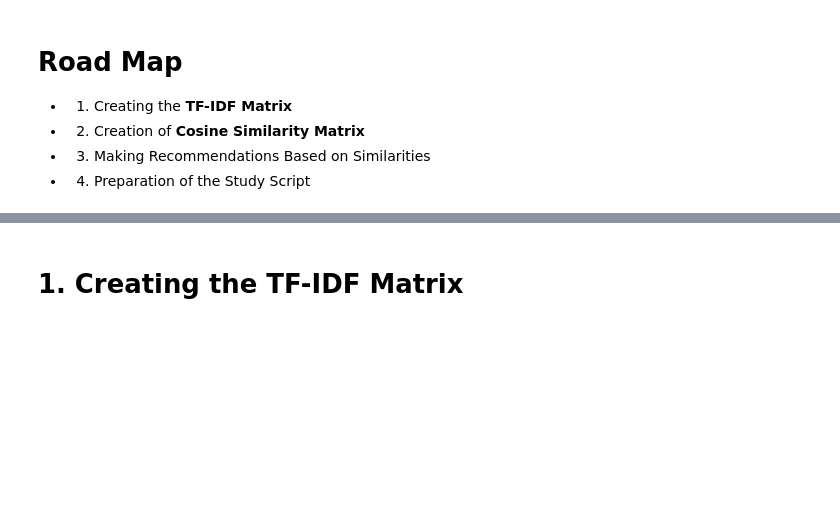
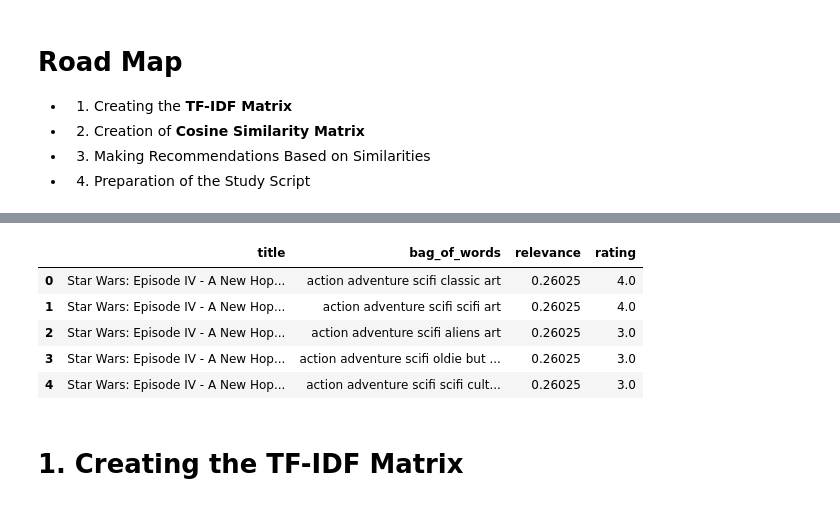
Before and after one commit to Jaime44/WorkSpace, a Jupyter notebook: models/content filter colaborative/content-based-recommendation.ipynb, the cells around one changed output, grey strips where cells are left out. Cells and saved outputs as stored; diff of their text form; code cells hidden in the pictures; blank space fills up the shorter version.

```diff
--- a/models/content filter colaborative/content-based-recommendation.ipynb
+++ b/models/content filter colaborative/content-based-recommendation.ipynb
@@ -112,3 +260,24 @@ vote_count    45460.0  1.098973e+02  4.913104e+02  0.0  0.0   0.0  10.0  4.34000
+# %%
+content_df_aux = content_df.copy()
+content_df_aux = content_df_aux[['genres', 'tag_by_user', 'gen_tag']]
+content_df_aux['bag_of_words'] = ''
+content_df_aux.loc[:, 'bag_of_words'] = content_df_aux.loc[:, content_df_aux.columns[0:]].apply(lambda x: ' '.join(x), axis=1)
+# content_df.set_index('original_title', inplace=True)
+columnas_a_eliminar = ['tag_by_user', 'gen_tag']
+# Elimina las columnas especificadas del DataFrame 'data'
+content_df = content_df.drop(columnas_a_eliminar, axis=1)
+
+content_df['genres'] = content_df_aux['bag_of_words']
+content_df.rename(columns={'genres': 'bag_of_words'}, inplace=True)
+
+content_df.head()
+# %% [output]
+|  | title | bag_of_words | relevance | rating |
+| 0 | Star Wars: Episode IV - A New Hop... | action adventure scifi classic art | 0.26025 | 4.0 |
+| 1 | Star Wars: Episode IV - A New Hop... | action adventure scifi scifi art | 0.26025 | 4.0 |
+| 2 | Star Wars: Episode IV - A New Hop... | action adventure scifi aliens art | 0.26025 | 3.0 |
+| 3 | Star Wars: Episode IV - A New Hop... | action adventure scifi oldie but ... | 0.26025 | 3.0 |
+| 4 | Star Wars: Episode IV - A New Hop... | action adventure scifi scifi cult... | 0.26025 | 3.0 |
 # %% [markdown]
 # 1. Creating the TF-IDF Matrix
 # %%
```
Also changed, not shown: parts of 39 cells of this notebook, 36 other files.
